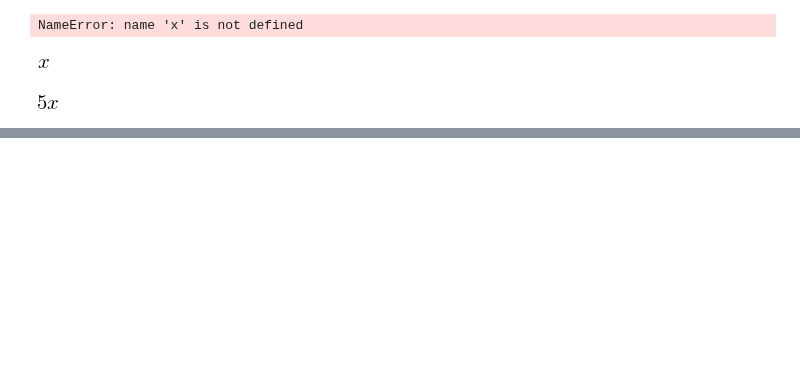
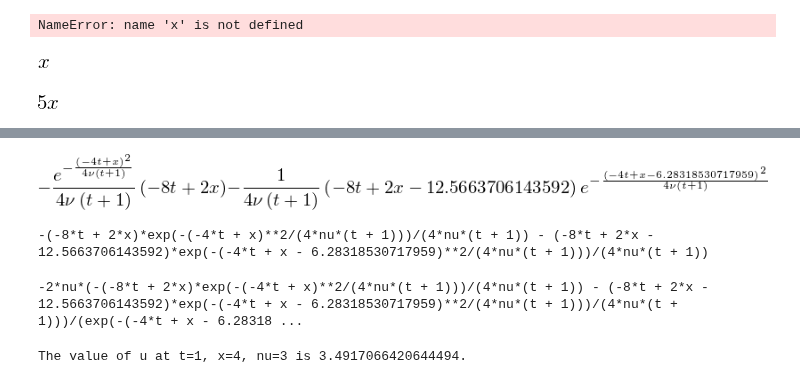
Before and after one commit to yueyang1992/MAE6286, a Jupyter notebook: sep27.ipynb, the cells around one changed output, grey strips where cells are left out. Saved outputs shown, nothing was run; the diff lists cells and outputs as text; code cells hidden in the pictures; blank space fills up the shorter version.

```diff
--- a/sep27.ipynb
+++ b/sep27.ipynb
@@ -25,0 +33,20 @@ x
+# %%
+phiprime = phi.diff(x)
+phiprime
+# %% [output]
+[figure, added]
+# %%
+print(phiprime)
+# %% [output]
+-(-8*t + 2*x)*exp(-(-4*t + x)**2/(4*nu*(t + 1)))/(4*nu*(t + 1)) - (-8*t + 2*x - 12.5663706143592)*exp(-(-4*t + x - 6.28318530717959)**2/(4*nu*(t + 1)))/(4*nu*(t + 1))
+# %%
+from sympy.utilities.lambdify import lambdify
+u = -2*nu*(phiprime/phi)+4
+print(u)
+# %% [output]
+-2*nu*(-(-8*t + 2*x)*exp(-(-4*t + x)**2/(4*nu*(t + 1)))/(4*nu*(t + 1)) - (-8*t + 2*x - 12.5663706143592)*exp(-(-4*t + x - 6.28318530717959)**2/(4*nu*(t + 1)))/(4*nu*(t + 1)))/(exp(-(-4*t + x - 6.28318 ...
+# %%
+u_lamb = lambdify((t, x, nu), u)
+print("The value of u at t=1, x=4, nu=3 is {}.".format(u_lamb(1,4,3)))
+# %% [output]
+The value of u at t=1, x=4, nu=3 is 3.4917066420644494.
```
Also changed, not shown: parts of 8 cells of this notebook.
